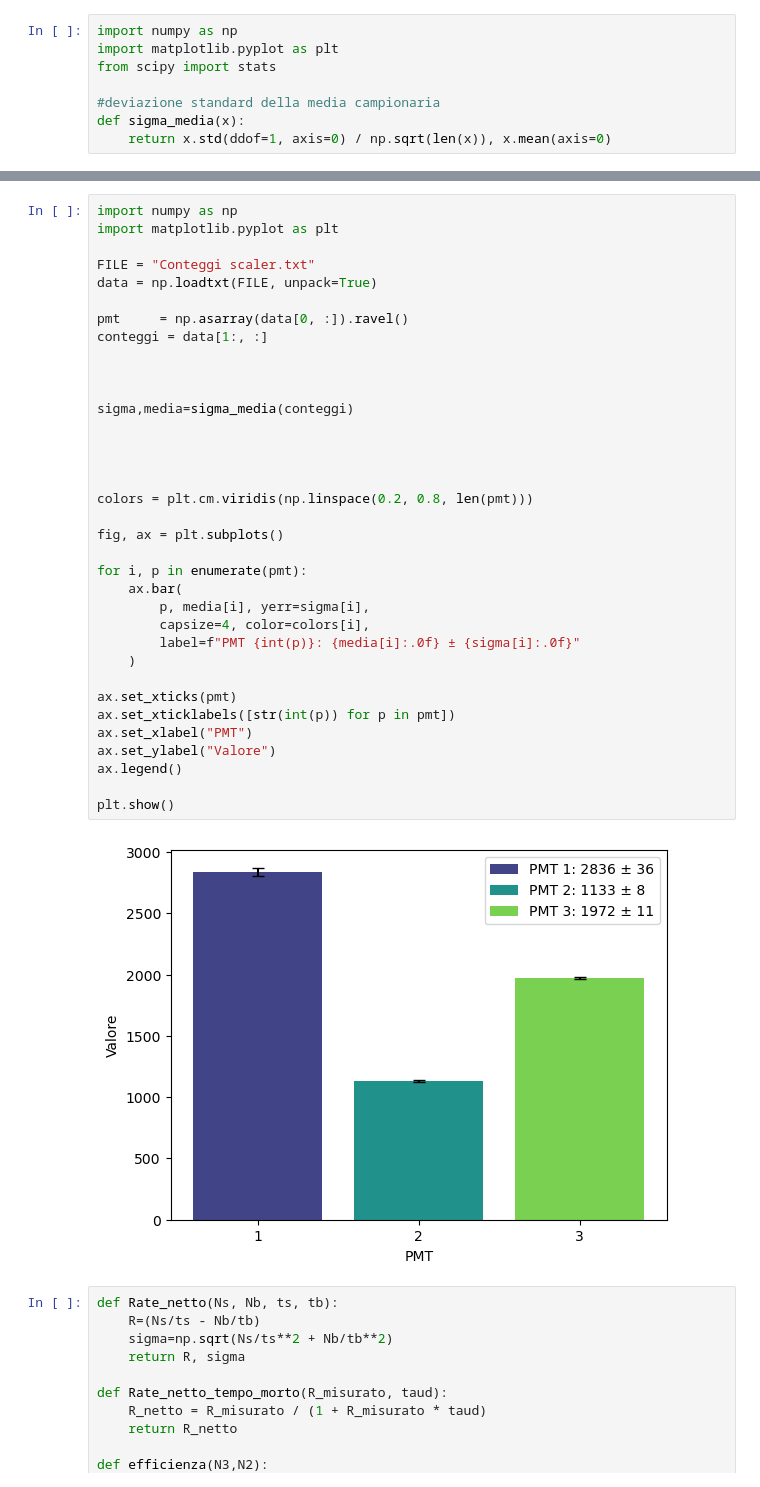
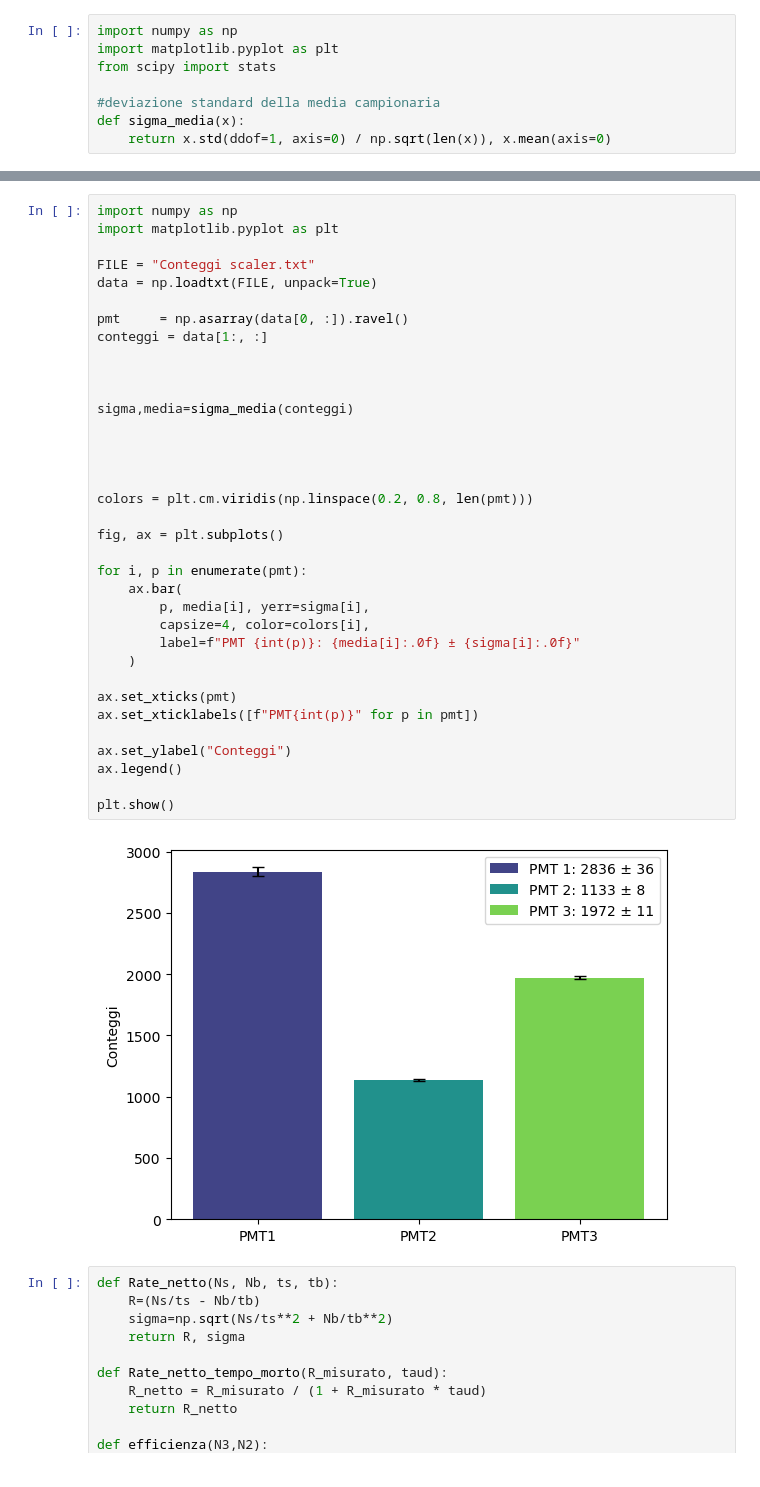
Before and after one commit to sofiamanzini/esperienza-preliminare, a Jupyter notebook: codice.ipynb, the cells around one changed output, grey strips where cells are left out. Saved outputs shown, nothing was run; the diff lists cells and outputs as text.

```diff
--- a/codice.ipynb
+++ b/codice.ipynb
@@ -50,37 +40,37 @@ import matplotlib.pyplot as plt
 
 FILE = "Conteggi scaler.txt"
 data = np.loadtxt(FILE, unpack=True)
 
 pmt     = np.asarray(data[0, :]).ravel()
 conteggi = data[1:, :]
 
 
 
 sigma,media=sigma_media(conteggi)
 
 
 
 
 colors = plt.cm.viridis(np.linspace(0.2, 0.8, len(pmt)))
 
 fig, ax = plt.subplots()
 
 for i, p in enumerate(pmt):
     ax.bar(
         p, media[i], yerr=sigma[i],
         capsize=4, color=colors[i],
         label=f"PMT {int(p)}: {media[i]:.0f} ± {sigma[i]:.0f}"
     )
 
 ax.set_xticks(pmt)
-ax.set_xticklabels([str(int(p)) for p in pmt])
-ax.set_xlabel("PMT")
-ax.set_ylabel("Valore")
+ax.set_xticklabels([f"PMT{int(p)}" for p in pmt])
+
+ax.set_ylabel("Conteggi")
 ax.legend()
 
 plt.show()
 # %% [output]
-[figure, old version]
+[figure, new version]
 # %%
 def Rate_netto(Ns, Nb, ts, tb):
     R=(Ns/ts - Nb/tb)
```
Also changed, not shown: parts of 1 cell of this notebook, 8 other files.
